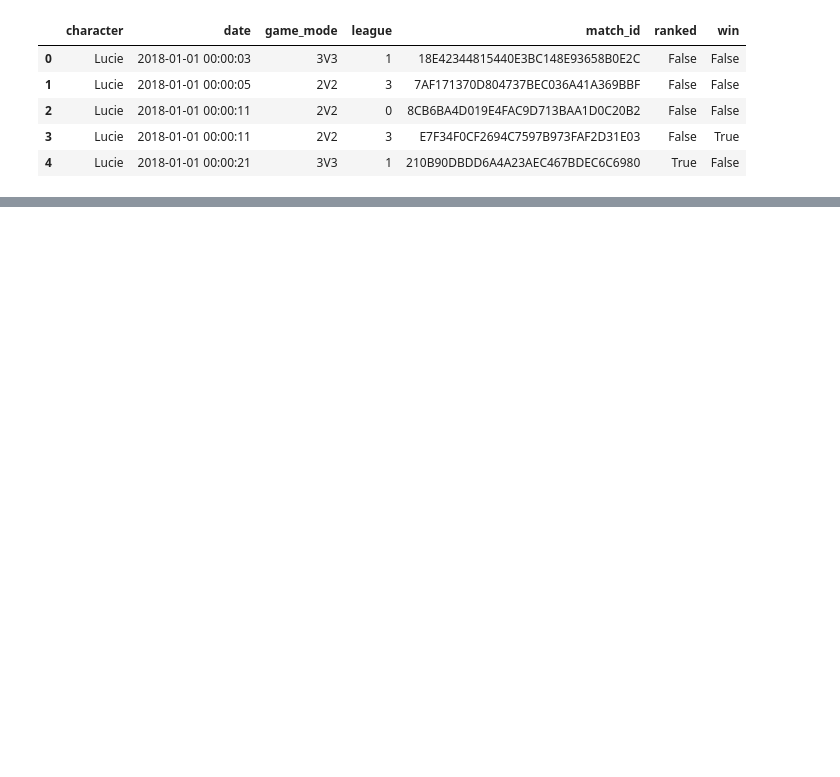
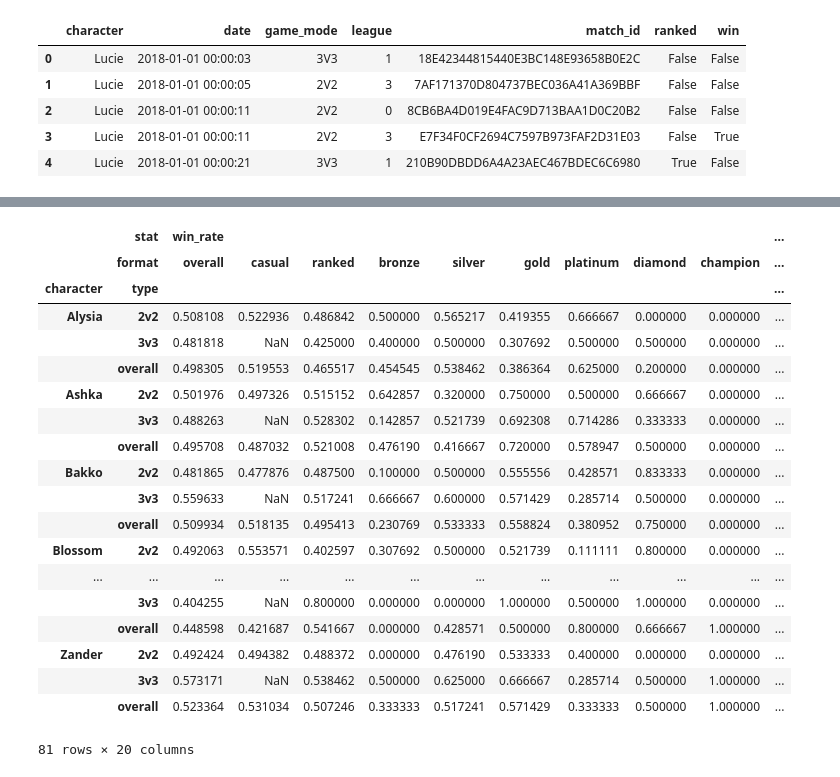
Before and after one commit to rd-tran/Battlerite-Game-Balances, a Jupyter notebook: Stats.ipynb, the cells around one changed output, grey strips where cells are left out. Drawn from its saved outputs; the diff is of its cells as text; code cells hidden in the pictures; blank space fills up the shorter version.

Commit message:
Created statistics tables

```diff
--- a/Stats.ipynb
+++ b/Stats.ipynb
@@ -247,3 +247,17 @@ league_pick_rates = pd.concat([league_pick_rates, league_pick_rates_2v2, league_
 '''Combine all pick rates'''
 combined_pick_rates = pd.concat([overall_pick_rates, casual_pick_rates, ranked_pick_rates, league_pick_rates], ignore_index=True)
 combined_pick_rates.to_csv('compiled_data\combined_pick_rates')
+# %%
+# Group by 'character', 'type', and 'format and get pick rates
+win_rates_table = combined_win_rates.groupby(['character', 'type', 'format']).agg({'win_rate':'unique'})
+# Get pick rate values
+win_rates_table = win_rates_table.win_rate.apply(lambda x: x[0])
+# Convert to table for easy viewing
+win_rates_table = win_rates_table.unstack(level=2)
+# Rearrange columns
+columns = ['overall', 'casual', 'ranked', 'bronze', 'silver', 'gold', 'platinum', 'diamond', 'champion', 'grand_champ']
+win_rates_table = win_rates_table.loc[:, columns]
+# Add 'win_rate' level to the columns
+win_rates_table.columns = pd.MultiIndex.from_product([['win_rate'], win_rates_table.columns], names=['stat', 'format'])
+
+temp.head()
@@ -249,0 +273,14 @@ combined_pick_rates.to_csv('compiled_data\combined_pick_rates')
+# %%
+# Group by 'character', 'type', and 'format and get pick rates
+pick_rates_table = combined_pick_rates.groupby(['character', 'type', 'format']).agg({'pick_rate':'unique'})
+# Get pick rate values
+pick_rates_table = pick_rates_table.pick_rate.apply(lambda x: x[0])
+# Convert to table for easy viewing
+pick_rates_table = pick_rates_table.unstack(level=2)
+# Rearrange columns
+columns = ['overall', 'casual', 'ranked', 'bronze', 'silver', 'gold', 'platinum', 'diamond', 'champion', 'grand_champ']
+pick_rates_table = pick_rates_table.loc[:, columns]
+# Add 'pick_rate' level to the columns
+pick_rates_table.columns = pd.MultiIndex.from_product([['pick_rate'], pick_rates_table.columns], names=['stat', 'format'])
+
+temp.head()
@@ -249,0 +296,26 @@ combined_pick_rates.to_csv('compiled_data\combined_pick_rates')
+# %%
+statistics_table = win_rates_table.merge(pick_rates_table, left_index=True, right_index=True)
+statistics_table.to_csv('compiled_data/statistics_table')
+
+statistics_table
+# %% [output]
+|  | stat | win_rate |  |  |  |  |  |  |  |  | ... |
+|  | format | overall | casual | ranked | bronze | silver | gold | platinum | diamond | champion | ... |
+| character | type |  |  |  |  |  |  |  |  |  | ... |
+| Alysia | 2v2 | 0.508108 | 0.522936 | 0.486842 | 0.500000 | 0.565217 | 0.419355 | 0.666667 | 0.000000 | 0.000000 | ... |
+|  | 3v3 | 0.481818 | NaN | 0.425000 | 0.400000 | 0.500000 | 0.307692 | 0.500000 | 0.500000 | 0.000000 | ... |
+|  | overall | 0.498305 | 0.519553 | 0.465517 | 0.454545 | 0.538462 | 0.386364 | 0.625000 | 0.200000 | 0.000000 | ... |
+| Ashka | 2v2 | 0.501976 | 0.497326 | 0.515152 | 0.642857 | 0.320000 | 0.750000 | 0.500000 | 0.666667 | 0.000000 | ... |
+|  | 3v3 | 0.488263 | NaN | 0.528302 | 0.142857 | 0.521739 | 0.692308 | 0.714286 | 0.333333 | 0.000000 | ... |
+|  | overall | 0.495708 | 0.487032 | 0.521008 | 0.476190 | 0.416667 | 0.720000 | 0.578947 | 0.500000 | 0.000000 | ... |
+| Bakko | 2v2 | 0.481865 | 0.477876 | 0.487500 | 0.100000 | 0.500000 | 0.555556 | 0.428571 | 0.833333 | 0.000000 | ... |
+|  | 3v3 | 0.559633 | NaN | 0.517241 | 0.666667 | 0.600000 | 0.571429 | 0.285714 | 0.500000 | 0.000000 | ... |
+|  | overall | 0.509934 | 0.518135 | 0.495413 | 0.230769 | 0.533333 | 0.558824 | 0.380952 | 0.750000 | 0.000000 | ... |
+| Blossom | 2v2 | 0.492063 | 0.553571 | 0.402597 | 0.307692 | 0.500000 | 0.521739 | 0.111111 | 0.800000 | 0.000000 | ... |
+| ... | ... | ... | ... | ... | ... | ... | ... | ... | ... | ... | ... |
+|  | 3v3 | 0.404255 | NaN | 0.800000 | 0.000000 | 0.000000 | 1.000000 | 0.500000 | 1.000000 | 0.000000 | ... |
+|  | overall | 0.448598 | 0.421687 | 0.541667 | 0.000000 | 0.428571 | 0.500000 | 0.800000 | 0.666667 | 1.000000 | ... |
+| Zander | 2v2 | 0.492424 | 0.494382 | 0.488372 | 0.000000 | 0.476190 | 0.533333 | 0.400000 | 0.000000 | 0.000000 | ... |
+|  | 3v3 | 0.573171 | NaN | 0.538462 | 0.500000 | 0.625000 | 0.666667 | 0.285714 | 0.500000 | 1.000000 | ... |
+|  | overall | 0.523364 | 0.531034 | 0.507246 | 0.333333 | 0.517241 | 0.571429 | 0.333333 | 0.500000 | 1.000000 | ... |
+81 rows × 20 columns
```
Also changed, not shown: parts of 2 cells of this notebook, 2 other files.
